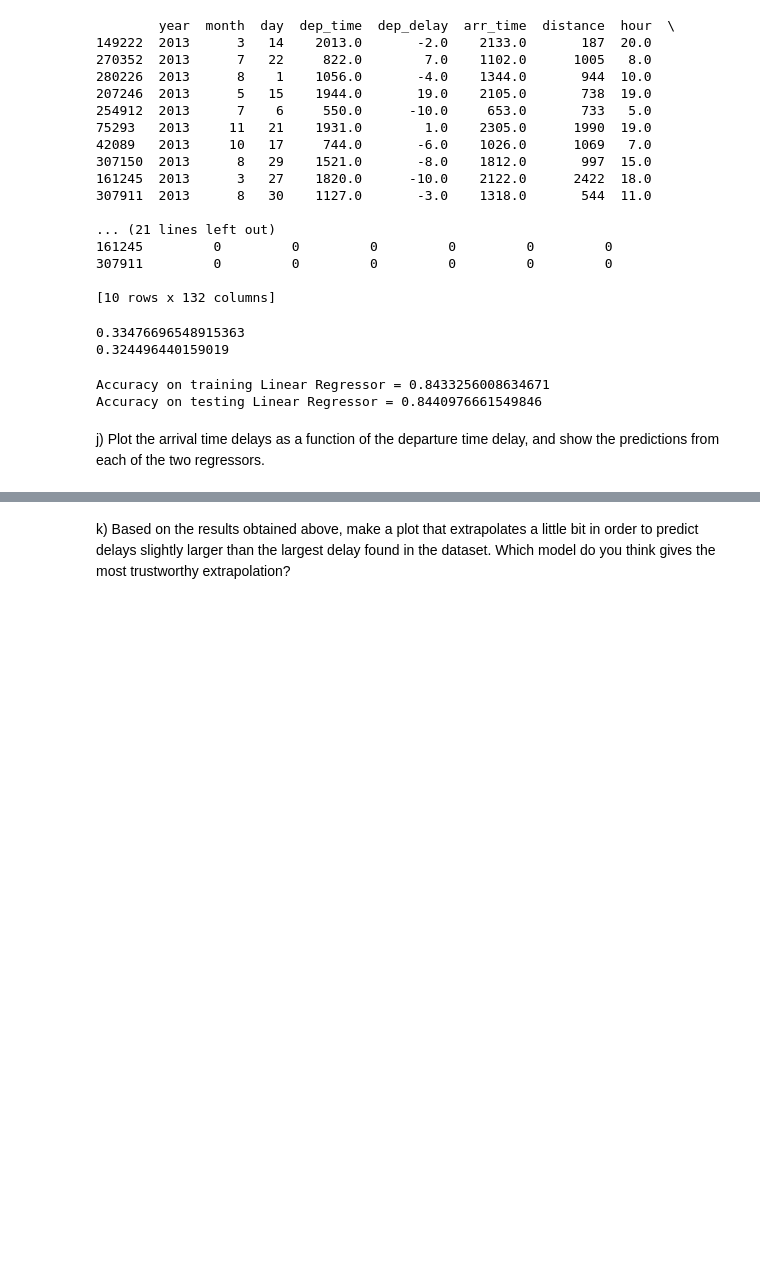
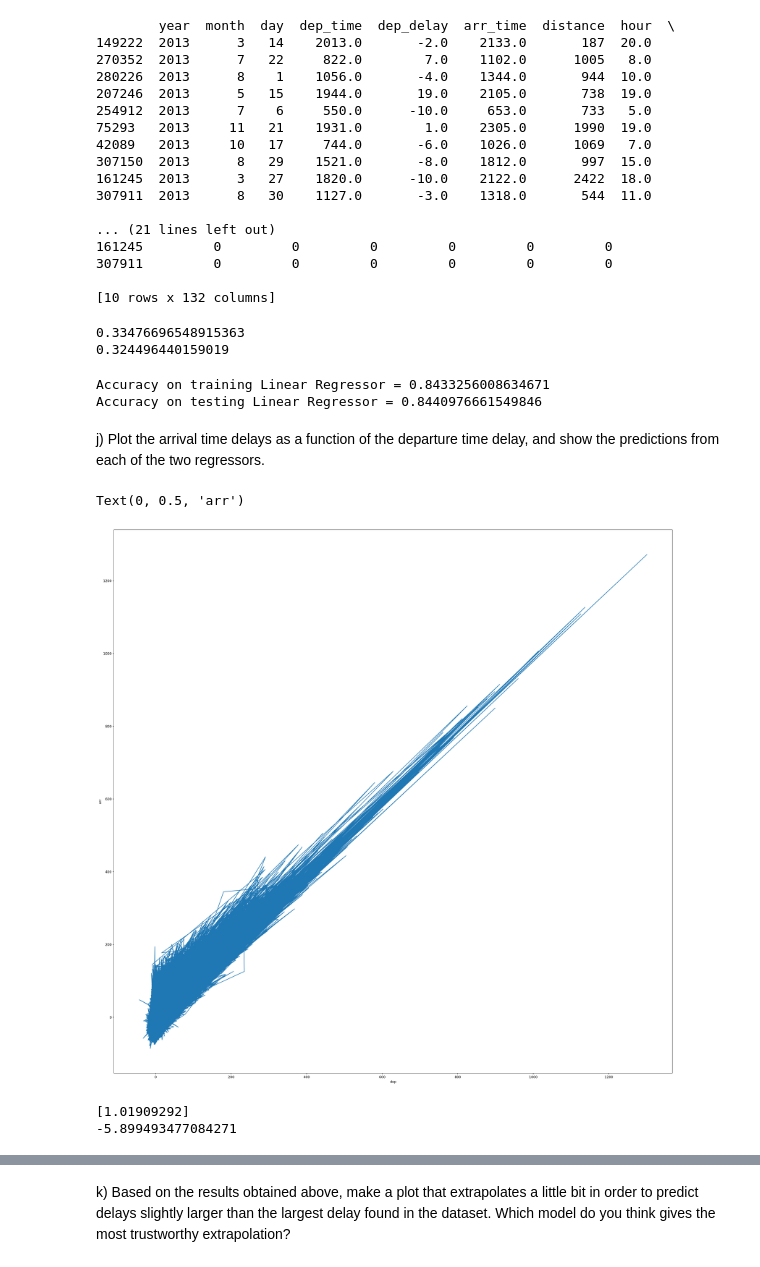
Before and after one commit to StephanThierry/ML-Group6, a Jupyter notebook: STH/STH-Assignment_3.ipynb, the cells around one changed output, grey strips where cells are left out. Saved outputs shown, nothing was run; the diff lists cells and outputs as text; code cells hidden in the pictures; blank space fills up the shorter version.

```diff
--- a/STH/STH-Assignment_3.ipynb
+++ b/STH/STH-Assignment_3.ipynb
@@ -648,3 +651,20 @@ Accuracy on training Linear Regressor = 0.8433256008634671
 Accuracy on testing Linear Regressor = 0.8440976661549846
 # %% [markdown]
 j) Plot the arrival time delays as a function of the departure time delay, and show the predictions from each of the two regressors.
+# %%
+# Here we plot the data directly, to validate that our function looks correct
+matplotlib.rcParams['agg.path.chunksize'] = 10000
+plt.plot(flights['dep_delay'], flights['arr_delay'])
+plt.xlabel("dep")
+plt.ylabel("arr")
+# %% [output]
+Text(0, 0.5, 'arr')
+[figure, added]
+# %%
+LinReg = LinearRegression()
+LinReg.fit(flights['dep_delay'].values.reshape(-1, 1),flights['arr_delay'])
+print(LinReg.coef_)
+print(LinReg.intercept_)
+# %% [output]
+[1.01909292]
+-5.899493477084271
```
Also changed, not shown: parts of 6 cells of this notebook.
